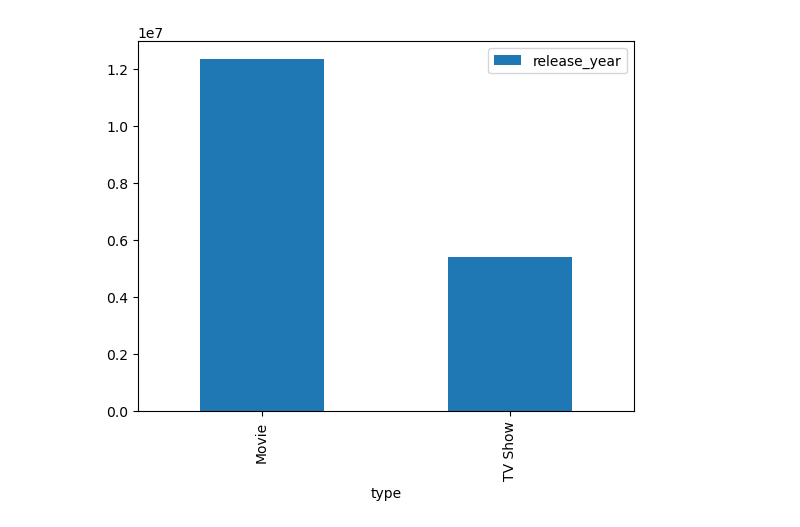
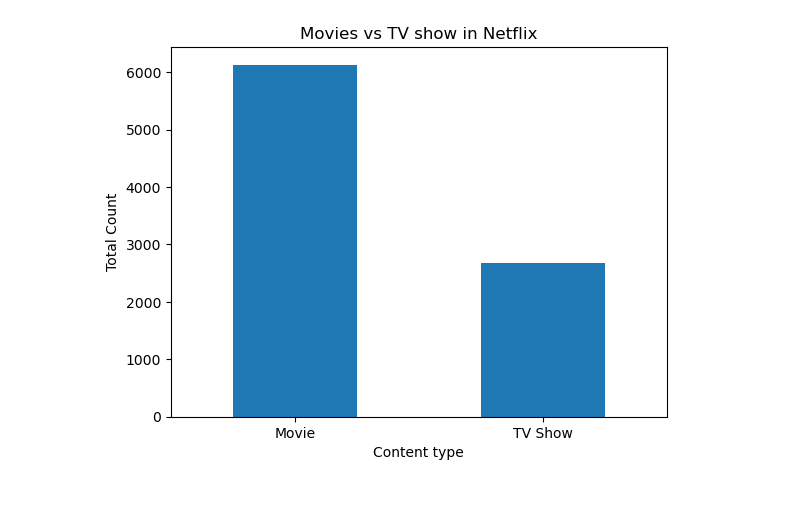
Before and after one commit to nandankaryash0-star/pandas_learning, a Jupyter notebook: Data Visualization.ipynb, the cells around one changed output. Saved outputs shown, nothing was run; the diff lists cells and outputs as text; code cells hidden in the pictures; blank space fills up the shorter version.

Commit message:
learned how to visualize data in charts,graphs

```diff
--- a/Data Visualization.ipynb
+++ b/Data Visualization.ipynb
@@ -14,9 +14,14 @@ netflix.head(5)
 | 4 | s5 | TV Show | Kota Factory | NaN | Mayur More, Jitendra Kumar, Ranja... | India | September 24, 2021 | 2021 | TV-MA | 2 Seasons | ... |
 # %%
 #Number of movies vs TV shows (bar chart)
-type_of_show = netflix.groupby('type').sum()
+type_of_show = netflix['type'].value_counts()
 type_of_show.plot(kind='bar')
 
+plt.title("Movies vs TV show in Netflix")
+plt.xlabel('Content type')
+plt.ylabel('Total Count')
+
+plt.xticks(rotation = 0)
 plt.show()
 # %% [output]
-[figure, old version]
+[figure, new version]
```
Also changed, not shown: parts of 7 cells of this notebook, 1 other file.
